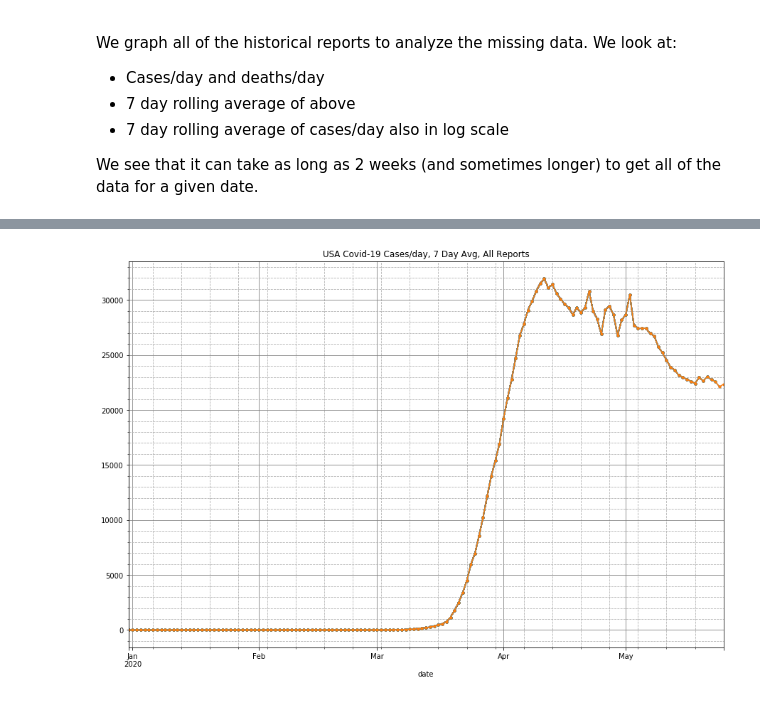
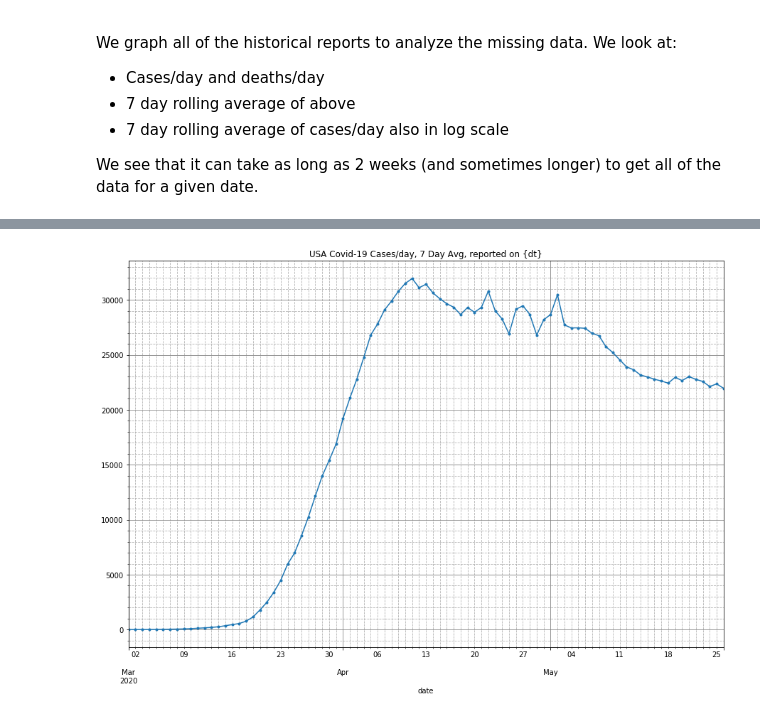
Before and after one commit to hjstein/covid-19-data, a Jupyter notebook: scripts/notebooks/TalkSlides.ipynb, the cells around one changed output, grey strips where cells are left out. Drawn from its saved outputs; the diff is of its cells as text; code cells hidden in the pictures.

```diff
--- a/scripts/notebooks/TalkSlides.ipynb
+++ b/scripts/notebooks/TalkSlides.ipynb
@@ -44,3 +44,11 @@ hdatc = hdat[hdat["location"] == "United States"]
 dp = hdatc.pivot_table(index="date",
                        columns="as_of",
                        values="new_cases")
+# %%
+fig, ax = pltdflt((15,10))
+lastDt = hdat["as_of"].max()
+dp[[lastDt]][dp.index >= "2020/03/01"].plot(style=".-", ax=ax, legend=None)
+
+dt = date = pd.to_datetime(lastDt).date()
+plt.title(f"USA Covid-19 Cases/Day, reported on {dt}")
+plt.savefig("casesPerDayLatestRawNoLegend.png", bbox_inches="tight")
@@ -59,9 +70,9 @@ dp = hdatc.pivot_table(index="date",
                        values="Cases/day, 7 day avg")
 # %%
 fig, ax = pltdflt((15,10))
-dp.plot(style=".-", ax=ax, legend=None)
+dp[[lastDt]][dp.index >= "2020/03/01"].plot(style=".-", ax=ax, legend=None)
 
-plt.title("USA Covid-19 Cases/day, 7 Day Avg, All Reports")
-plt.savefig("casesPerDayHistoryNoLegend.png", bbox_inches="tight")
+plt.title("USA Covid-19 Cases/day, 7 Day Avg, reported on {dt}")
+plt.savefig("casesPerDayLatestNoLegend.png", bbox_inches="tight")
 # %% [output]
-[figure, old version]
+[figure, new version]
```
Also changed, not shown: parts of 2 cells of this notebook, 1 other file.
